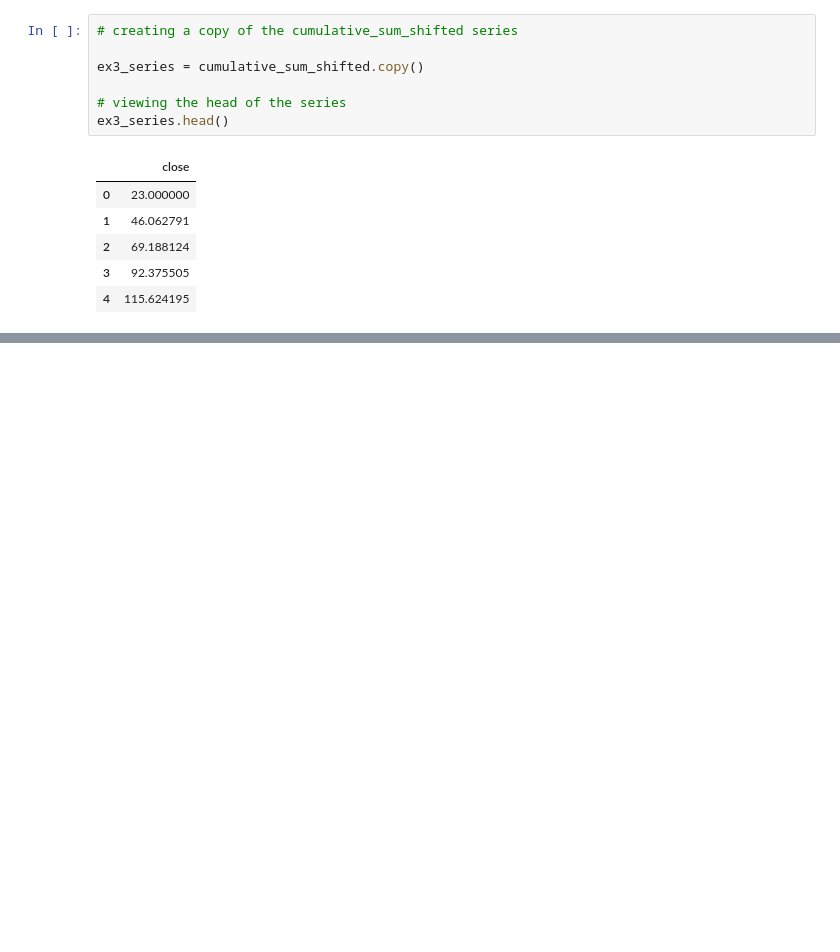
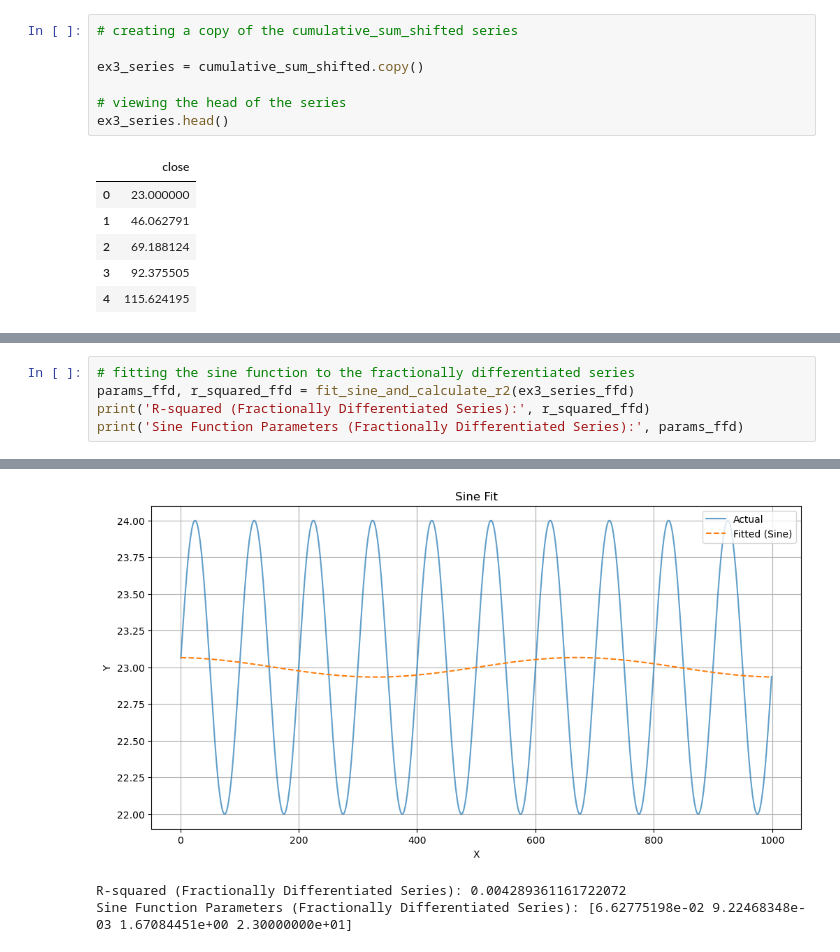
Before and after one commit to RazDwa1923/MFIN_Course, a Jupyter notebook: HW4/HW4.ipynb, the cells around one changed output, grey strips where cells are left out. Drawn from its saved outputs; the diff is of its cells as text; blank space fills up the shorter version.

```diff
--- a/HW4/HW4.ipynb
+++ b/HW4/HW4.ipynb
@@ -450,0 +504,6 @@ ex3_series_ffd.head()
+# %%
+# fitting the sine function to the fractionally differentiated series
+params_ffd, r_squared_ffd = fit_sine_and_calculate_r2(ex3_series_ffd)
+print('R-squared (Fractionally Differentiated Series):', r_squared_ffd)
+print('Sine Function Parameters (Fractionally Differentiated Series):', params_ffd)
+# %% [output]
@@ -450,0 +511,3 @@ ex3_series_ffd.head()
+[figure, added]
+R-squared (Fractionally Differentiated Series): 0.004289361161722072
+Sine Function Parameters (Fractionally Differentiated Series): [6.62775198e-02 9.22468348e-03 1.67084451e+00 2.30000000e+01]
```
Also changed, not shown: parts of 8 cells of this notebook.
